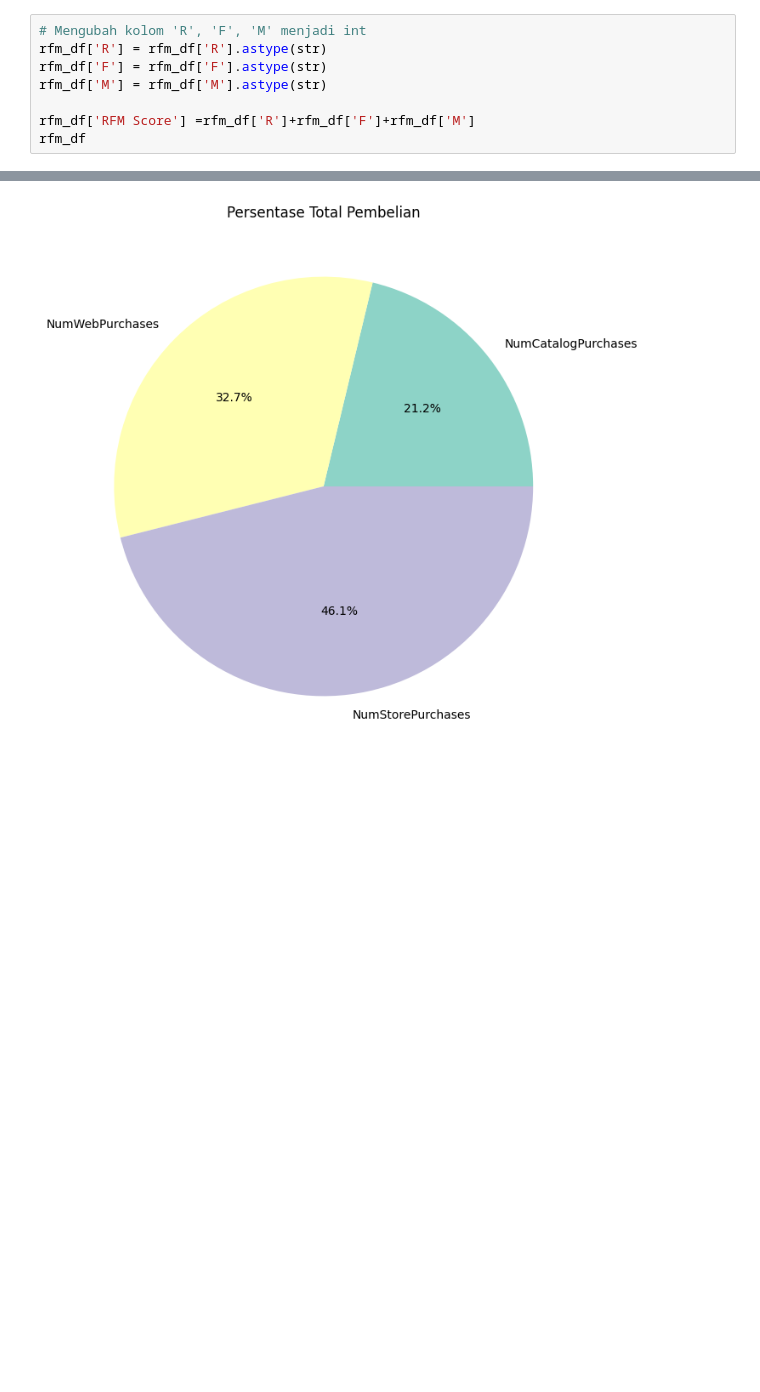
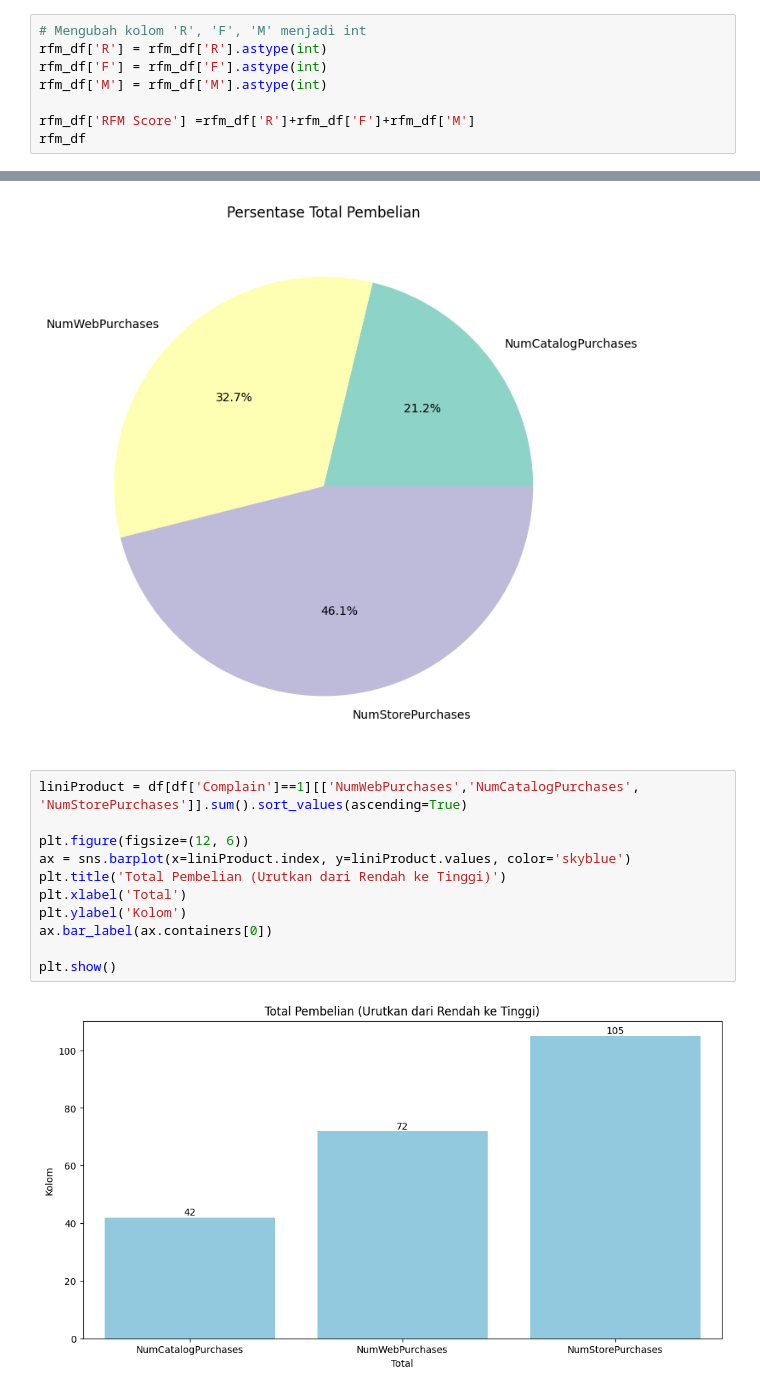
Before and after one commit to rifpratomo/Capstone2, a Jupyter notebook: Caps2.ipynb, the cells around one changed output, grey strips where cells are left out. Drawn from its saved outputs; the diff is of its cells as text; blank space fills up the shorter version.

```diff
--- a/Caps2.ipynb
+++ b/Caps2.ipynb
@@ -807,9 +808,9 @@ rfm_df
 2022 rows × 11 columns
 # %%
 # Mengubah kolom 'R', 'F', 'M' menjadi int
-rfm_df['R'] = rfm_df['R'].astype(str)
-rfm_df['F'] = rfm_df['F'].astype(str)
-rfm_df['M'] = rfm_df['M'].astype(str)
+rfm_df['R'] = rfm_df['R'].astype(int)
+rfm_df['F'] = rfm_df['F'].astype(int)
+rfm_df['M'] = rfm_df['M'].astype(int)
 
 rfm_df['RFM Score'] =rfm_df['R']+rfm_df['F']+rfm_df['M']
 rfm_df
@@ -1057,3 +1088,16 @@ plt.show()
 plt.show()
 # %% [output]
 [figure]
+# %%
+liniProduct = df[df['Complain']==1][['NumWebPurchases','NumCatalogPurchases', 'NumStorePurchases']].sum().sort_values(ascending=True)
+
+plt.figure(figsize=(12, 6))
+ax = sns.barplot(x=liniProduct.index, y=liniProduct.values, color='skyblue')
+plt.title('Total Pembelian (Urutkan dari Rendah ke Tinggi)')
+plt.xlabel('Total')
+plt.ylabel('Kolom')
+ax.bar_label(ax.containers[0])
+
+plt.show()
+# %% [output]
+[figure, added]
```
Also changed, not shown: parts of 13 cells of this notebook.
